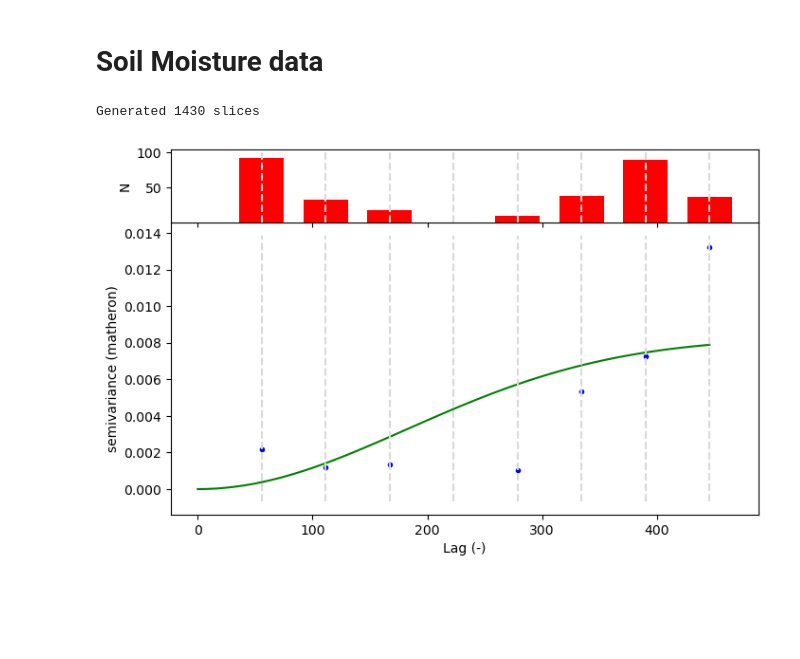
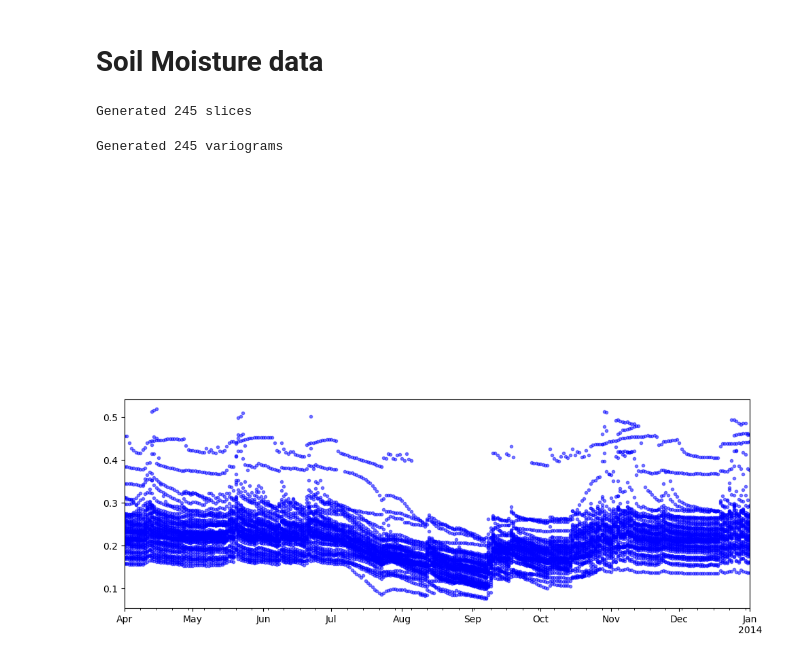
Before and after one commit to mmaelicke/phd_defense, a Jupyter notebook: images.ipynb, the cells around one changed output. Cells and saved outputs as stored; diff of their text form; code cells hidden in the pictures; blank space fills up the shorter version.

Commit message:
add cluster code

```diff
--- a/images.ipynb
+++ b/images.ipynb
@@ -396,15 +397,23 @@ m30 = store.get('m30')
 store.close()
 
 positions = pd.read_csv('./dev_data/positions.csv')
+# %%
+# filter out all data where the mean is > 0.5
+m30 = m30.loc[:, m30.mean() < 0.4]
 # %%
+WIDTH = 30
+
+# use only a subset of the data
+sam = m30['20130401':'20140101']
+
 # get only the positions
 pos = positions.set_index('d').loc[:, ('x', 'y')].copy()
 
 # container for results
 slices = []
 
-for i in range(1, m30.shape[0] - 30):
-    vals = m30.iloc[i:i + 30, :].mean()
+for i in tqdm(range(1, sam.shape[0] - WIDTH)):
+    vals = sam.iloc[i:i + WIDTH, :].mean()
     vals.name = 'moisture'
 
     # merge and save
@@ -413,24 +422,47 @@ for i in range(1, m30.shape[0] - 30):
 
 print(f'Generated {len(slices)} slices')
 # %% [output]
-Generated 1430 slices
+Generated 245 slices
 # %%
 # build variograms for all
 from skgstat import Variogram
 
 # some static parameters
 n_lags = 8
-maxlag = 450
+maxlag = 'median'
 model = 'stable'
+bin_func = 'uniform'
 
 # container for variograms
 varios = []
 
-for i, df in enumerate(slices):
-    vario = Variogram(df[['x', 'y']].values, df.moisture.values, n_lags=n_lags, maxlag=maxlag, normalize=False, model=model)
+for df in tqdm(slices):
+    vario = Variogram(df[['x', 'y']].values, df.moisture.values, n_lags=n_lags, use_nugget=True, maxlag=maxlag, normalize=False, model=model, bin_func=bin_func)
+    varios.append(vario)
 
-    break
-
-vario.plot();
+print(f'Generated {len(varios)} variograms')
 # %% [output]
-[figure, removed]
+Generated 245 variograms
+# %%
+# STEP 1
+import matplotlib.pyplot as plt
+
+fig = plt.figure(figsize=(10, 7))
+
+# create a grid with two rows and two columns
+ax1 = plt.subplot2grid((2, 2), (0, 0))
+ax2 = plt.subplot2grid((2, 2), (0, 1))
+ax3 = plt.subplot2grid((2, 2), (1, 0), colspan=2)
+
+# plot on the top left subplot
+ax1.axis('off')
+
+# plot on the top right subplot
+ax2.axis('off')
+
+# plot on the bottom subplot
+sam.plot(legend=False, c='blue', alpha=0.5, ax=ax3, linestyle='None', marker='o', markersize=3)
+plt.tight_layout()
+fig.savefig('public/img/moisture_cluster_step1.png')
+# %% [output]
+[figure, added]
```
Also changed, not shown: parts of 3 cells of this notebook.
